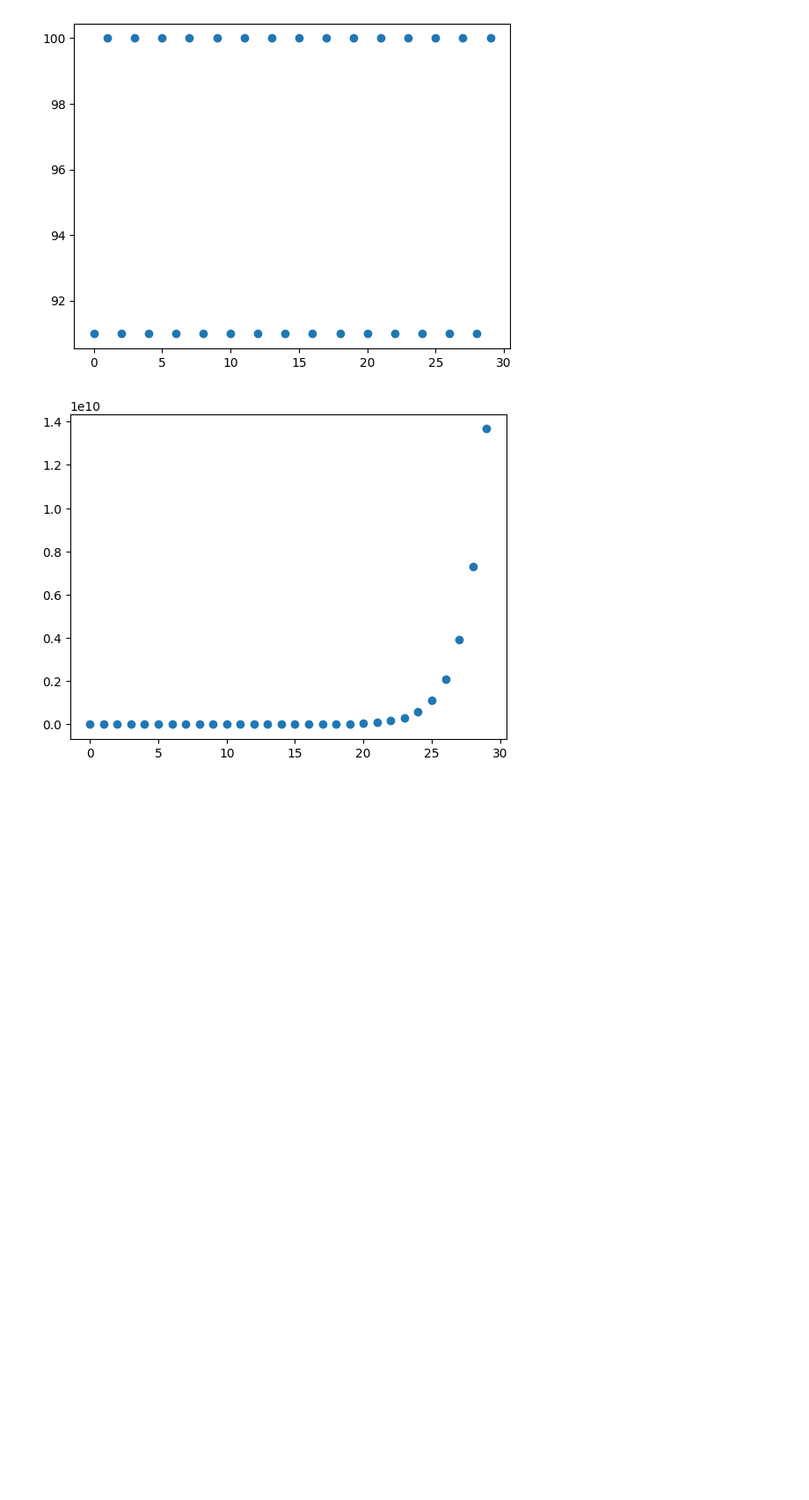
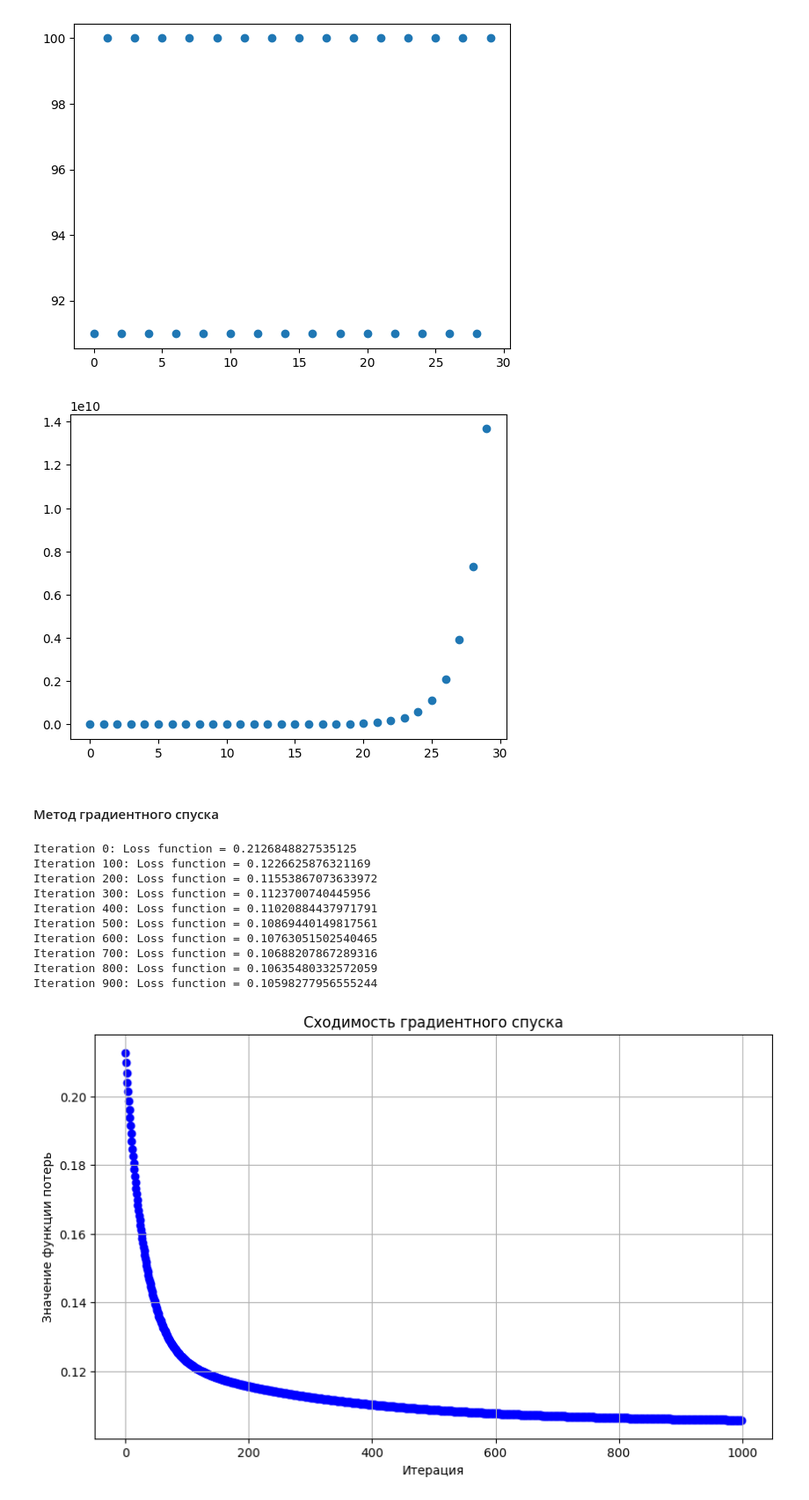
Before and after one commit to NvOiVkItKoOrV/comp_math, a Jupyter notebook: lab_2/system_of_linear_equations.ipynb, the cells around one changed output. Shown: that part at 88% size. Saved outputs shown, nothing was run; the diff lists cells and outputs as text; code cells hidden in the pictures; blank space fills up the shorter version.

```diff
--- a/lab_2/system_of_linear_equations.ipynb
+++ b/lab_2/system_of_linear_equations.ipynb
@@ -221,3 +224,68 @@ sor(w = 2)
 sor(w = 3)
 # %% [output]
 [figure]
+# %% [markdown]
+#### Метод градиентного спуска
+# %%
+# Функция потерь (например, среднеквадратичная ошибка)
+def loss_function(X, y, W):
+    predictions = X.dot(W)
+    errors = predictions - y
+    loss = np.mean(errors ** 2)
+    return loss
+
+# Функция для вычисления градиента
+def compute_gradient(X, y, W):
+    predictions = X.dot(W)
+    errors = predictions - y
+    gradient = (2 / X.shape[0]) * X.T.dot(errors)
+    return gradient
+
+# Градиентный спуск с сохранением значений функции потерь
+def gradient_descent(X, y, W, learning_rate, iterations):
+    loss_history = []
+    for i in range(iterations):
+        gradient = compute_gradient(X, y, W)
+        W -= learning_rate * gradient
+        loss = loss_function(X, y, W)
+        loss_history.append(loss)
+
+        # Вывод функции потерь каждые 100 итераций
+        if i % 100 == 0:
+            print(f"Iteration {i}: Loss function = {loss}")
+
+    return W, loss_history
+
+# Пример данных
+np.random.seed(0)
+X = np.random.rand(100, 3)
+y = np.random.rand(100, 1)
+W = np.random.rand(3, 1)
+
+# Параметры градиентного спуска
+learning_rate = 0.01
+iterations = 1000
+
+# Выполнение градиентного спуска
+W_optimal, loss_history = gradient_descent(X, y, W, learning_rate, iterations)
+
+# Построение графика функции потерь
+plt.figure(figsize=(10, 6))
+plt.scatter(range(iterations), loss_history, color="blue", marker="o")
+plt.xlabel("Итерация")
+plt.ylabel("Значение функции потерь")
+plt.title("Сходимость градиентного спуска")
+plt.grid(True)
+plt.show()
+# %% [output]
+Iteration 0: Loss function = 0.2126848827535125
+Iteration 100: Loss function = 0.1226625876321169
+Iteration 200: Loss function = 0.11553867073633972
+Iteration 300: Loss function = 0.1123700740445956
+Iteration 400: Loss function = 0.11020884437971791
+Iteration 500: Loss function = 0.10869440149817561
+Iteration 600: Loss function = 0.10763051502540465
+Iteration 700: Loss function = 0.10688207867289316
+Iteration 800: Loss function = 0.10635480332572059
+Iteration 900: Loss function = 0.10598277956555244
+[figure, added]
```
Also changed, not shown: parts of 2 cells of this notebook.
